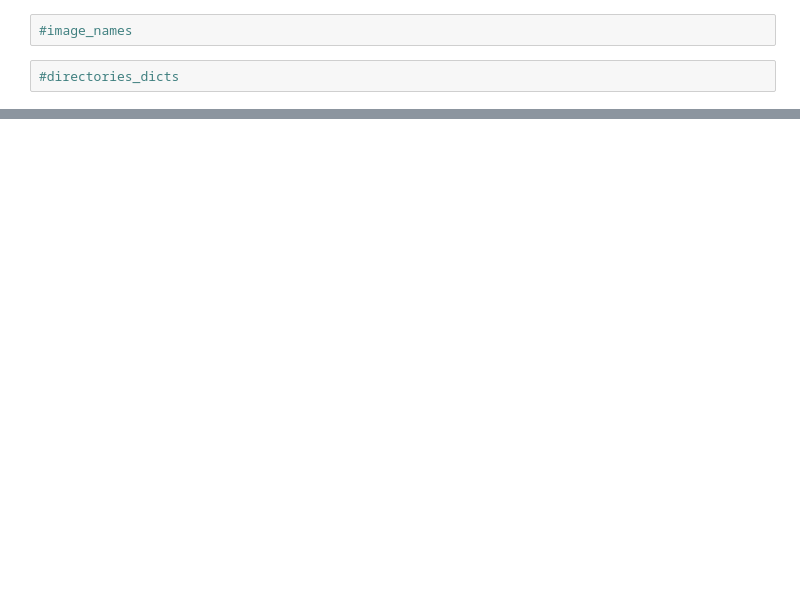
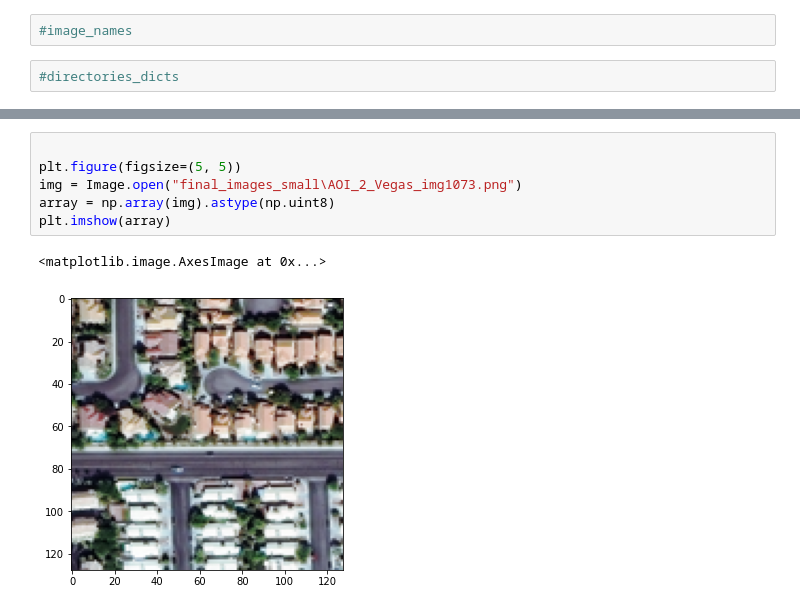
Before and after one commit to Luke-Pratley/building_road_segmentation, a Jupyter notebook: data_cleaning_EDA/final_data_processing.ipynb, the cells around one changed output, grey strips where cells are left out. Drawn from its saved outputs; the diff is of its cells as text; blank space fills up the shorter version.

```diff
--- a/data_cleaning_EDA/final_data_processing.ipynb
+++ b/data_cleaning_EDA/final_data_processing.ipynb
@@ -103,0 +125,9 @@ plt.colorbar()
+# %%
+
+plt.figure(figsize=(5, 5))
+img = Image.open("final_images_small\AOI_2_Vegas_img1073.png")
+array = np.array(img).astype(np.uint8)
+plt.imshow(array)
+# %% [output]
+<matplotlib.image.AxesImage at 0x...>
+[figure, added]
```
Also changed, not shown: parts of 20 cells of this notebook, 1 other file.
